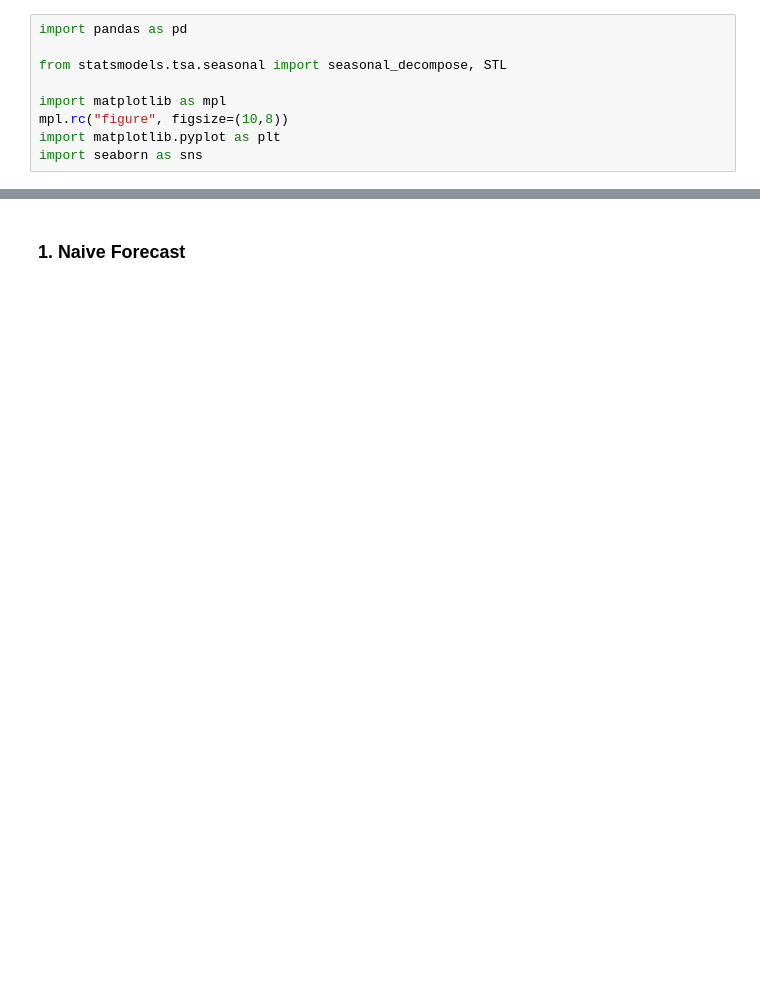
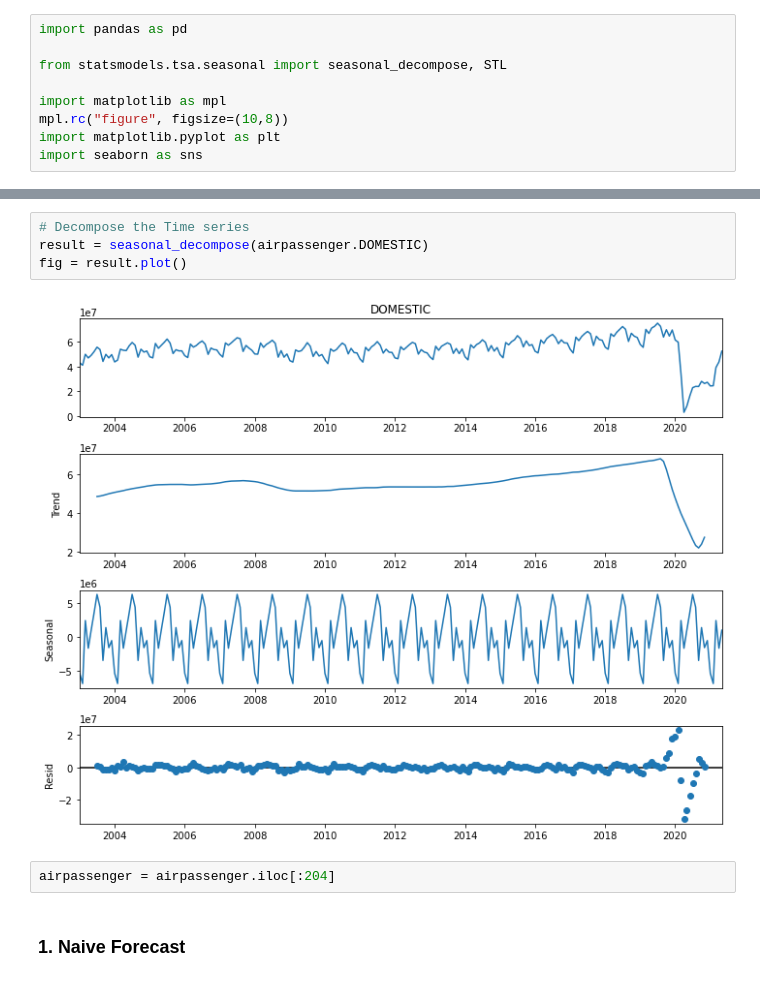
Before and after one commit to Accelerate-AI/Time-Series-Analysis-Forecasting, a Jupyter notebook: Week02/AAI - TS - NB07 - Simple Time Series Forecasting.ipynb, the cells around one changed output, grey strips where cells are left out. Drawn from its saved outputs; the diff is of its cells as text; blank space fills up the shorter version.

```diff
--- a/Week02/AAI - TS - NB07 - Simple Time Series Forecasting.ipynb
+++ b/Week02/AAI - TS - NB07 - Simple Time Series Forecasting.ipynb
@@ -24,3 +25,11 @@ airpassenger.head()
+# %%
+# Decompose the Time series
+result = seasonal_decompose(airpassenger.DOMESTIC)
+fig = result.plot()
+# %% [output]
+[figure, added]
+# %%
+airpassenger = airpassenger.iloc[:204]
 # %% [markdown]
 ### 1. Naive Forecast
 # %%
```
Also changed, not shown: parts of 20 cells of this notebook.
